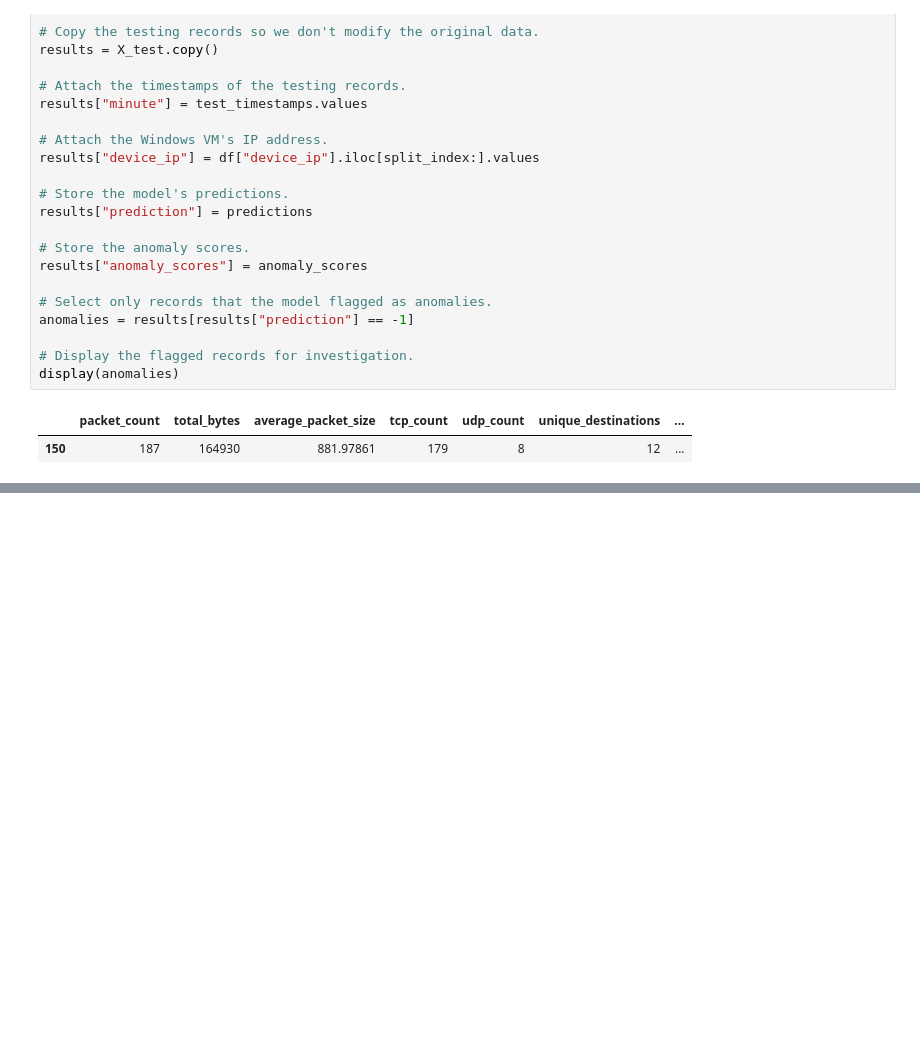
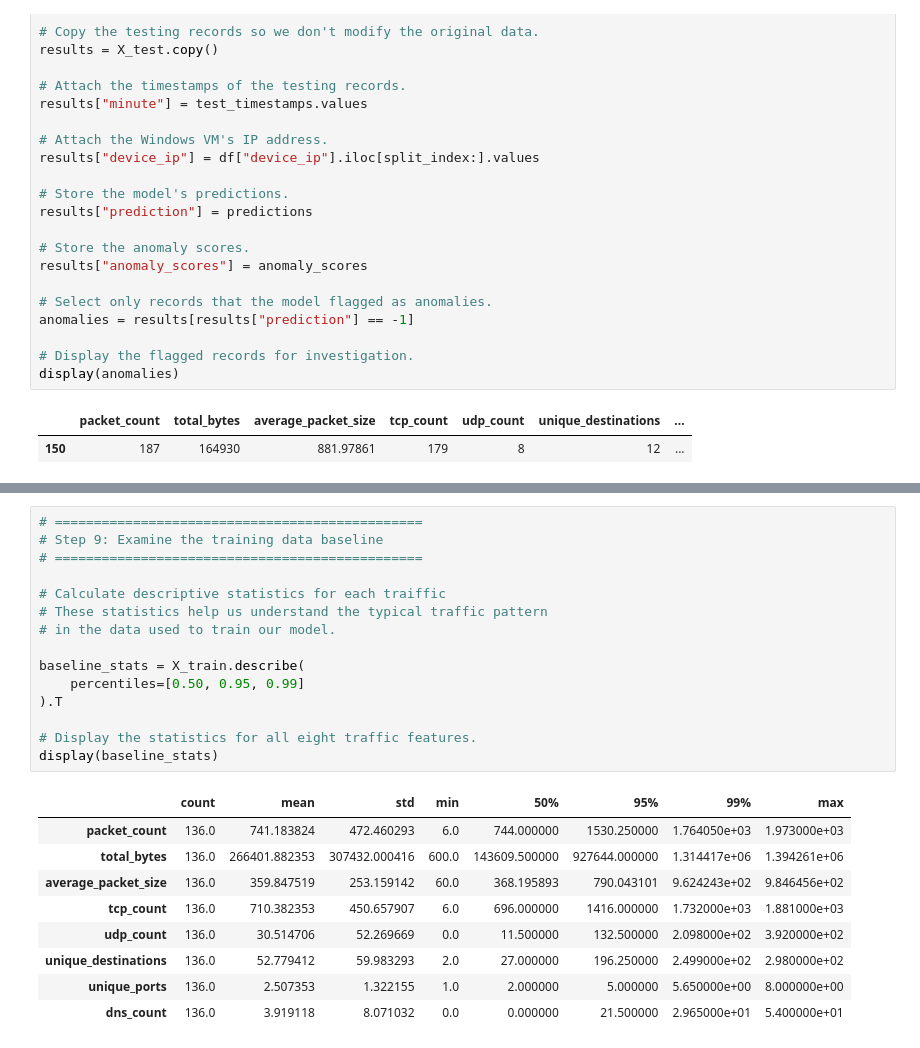
Before and after one commit to samiahmed90/Network-Anomaly-Detector, a Jupyter notebook: train-anomaly-detector.ipynb, the cells around one changed output, grey strips where cells are left out. Saved outputs shown, nothing was run; the diff lists cells and outputs as text; blank space fills up the shorter version.

```diff
--- a/train-anomaly-detector.ipynb
+++ b/train-anomaly-detector.ipynb
@@ -274,0 +277,25 @@ display(anomalies)
+# %%
+# ===============================================
+# Step 9: Examine the training data baseline
+# ===============================================
+
+# Calculate descriptive statistics for each traiffic
+# These statistics help us understand the typical traffic pattern
+# in the data used to train our model.
+
+baseline_stats = X_train.describe(
+    percentiles=[0.50, 0.95, 0.99]
+).T
+
+# Display the statistics for all eight traffic features.
+display(baseline_stats)
+# %% [output]
+|  | count | mean | std | min | 50% | 95% | 99% | max |
+| packet_count | 136.0 | 741.183824 | 472.460293 | 6.0 | 744.000000 | 1530.250000 | 1.764050e+03 | 1.973000e+03 |
+| total_bytes | 136.0 | 266401.882353 | 307432.000416 | 600.0 | 143609.500000 | 927644.000000 | 1.314417e+06 | 1.394261e+06 |
+| average_packet_size | 136.0 | 359.847519 | 253.159142 | 60.0 | 368.195893 | 790.043101 | 9.624243e+02 | 9.846456e+02 |
+| tcp_count | 136.0 | 710.382353 | 450.657907 | 6.0 | 696.000000 | 1416.000000 | 1.732000e+03 | 1.881000e+03 |
+| udp_count | 136.0 | 30.514706 | 52.269669 | 0.0 | 11.500000 | 132.500000 | 2.098000e+02 | 3.920000e+02 |
+| unique_destinations | 136.0 | 52.779412 | 59.983293 | 2.0 | 27.000000 | 196.250000 | 2.499000e+02 | 2.980000e+02 |
+| unique_ports | 136.0 | 2.507353 | 1.322155 | 1.0 | 2.000000 | 5.000000 | 5.650000e+00 | 8.000000e+00 |
+| dns_count | 136.0 | 3.919118 | 8.071032 | 0.0 | 0.000000 | 21.500000 | 2.965000e+01 | 5.400000e+01 |
```
Also changed, not shown: parts of 7 cells of this notebook.
